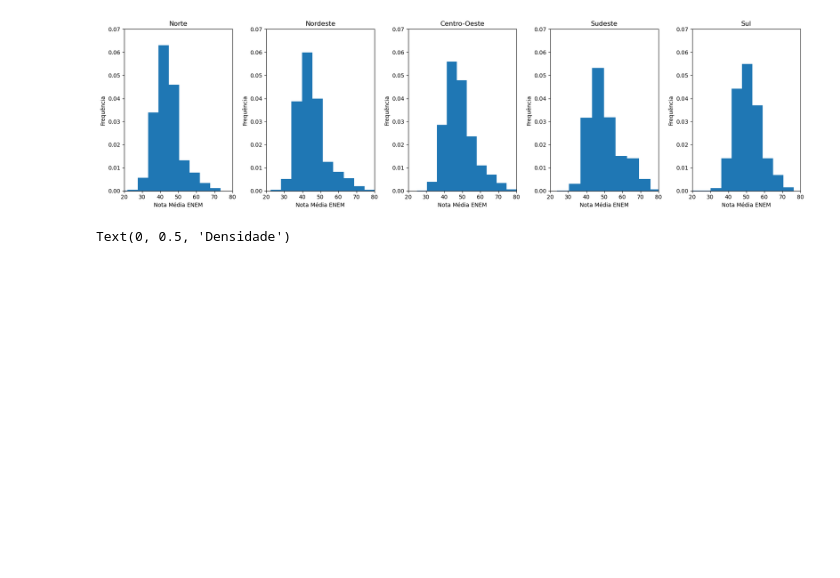
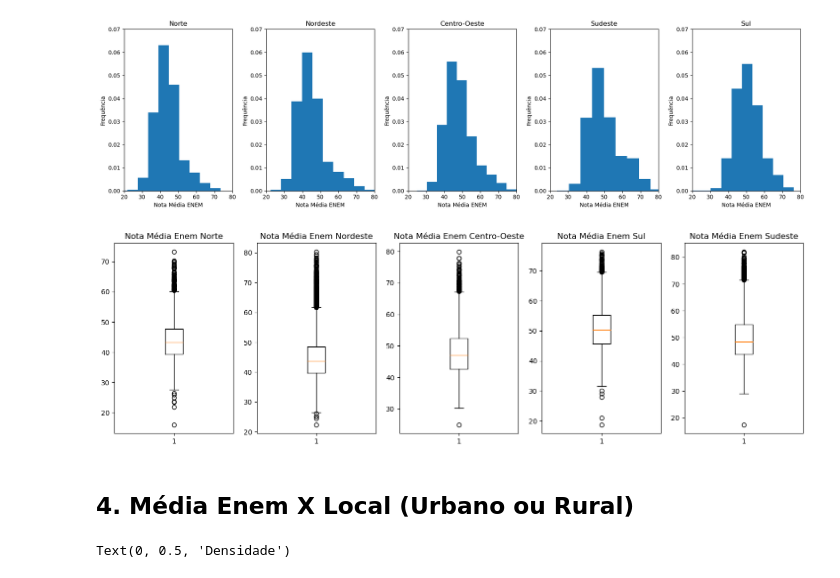
Before and after one commit to LuanaPLGuimaraes/Grupo12A_Projeto2_CDados, a Jupyter notebook: mineracao.ipynb, the cells around one changed output. Cells and saved outputs as stored; diff of their text form; code cells hidden in the pictures; blank space fills up the shorter version.

Commit message:
boxplot regiao enem

```diff
--- a/mineracao.ipynb
+++ b/mineracao.ipynb
@@ -166,6 +169,32 @@ plt.hist(dados_sul.MEDIA_TOTAL_ENEM, density = True, edgecolor = 'white')
 plt.tight_layout();
 # %% [output]
 [figure]
+# %%
+plt.figure(figsize=(18,5))
+
+plt.subplot(1,5,1)
+plt.boxplot(dados_norte.MEDIA_TOTAL_ENEM)
+plt.title('Nota Média Enem Norte')
+
+plt.subplot(1,5,2)
+plt.boxplot(dados_nordeste.MEDIA_TOTAL_ENEM)
+plt.title('Nota Média Enem Nordeste')
+
+plt.subplot(1,5,3)
+plt.boxplot(dados_centro_oeste.MEDIA_TOTAL_ENEM)
+plt.title('Nota Média Enem Centro-Oeste')
+
+plt.subplot(1,5,4)
+plt.boxplot(dados_sul.MEDIA_TOTAL_ENEM)
+plt.title('Nota Média Enem Sul')
+
+plt.subplot(1,5,5)
+plt.boxplot(dados_sudeste.MEDIA_TOTAL_ENEM)
+plt.title('Nota Média Enem Sudeste');
+# %% [output]
+[figure, added]
+# %% [markdown]
+## 4. Média Enem X Local (Urbano ou Rural)
 # %%
 local_nota = dados.groupby('LOCAL')['MEDIA_TOTAL_ENEM']
 
```
Also changed, not shown: parts of 3 cells of this notebook.
